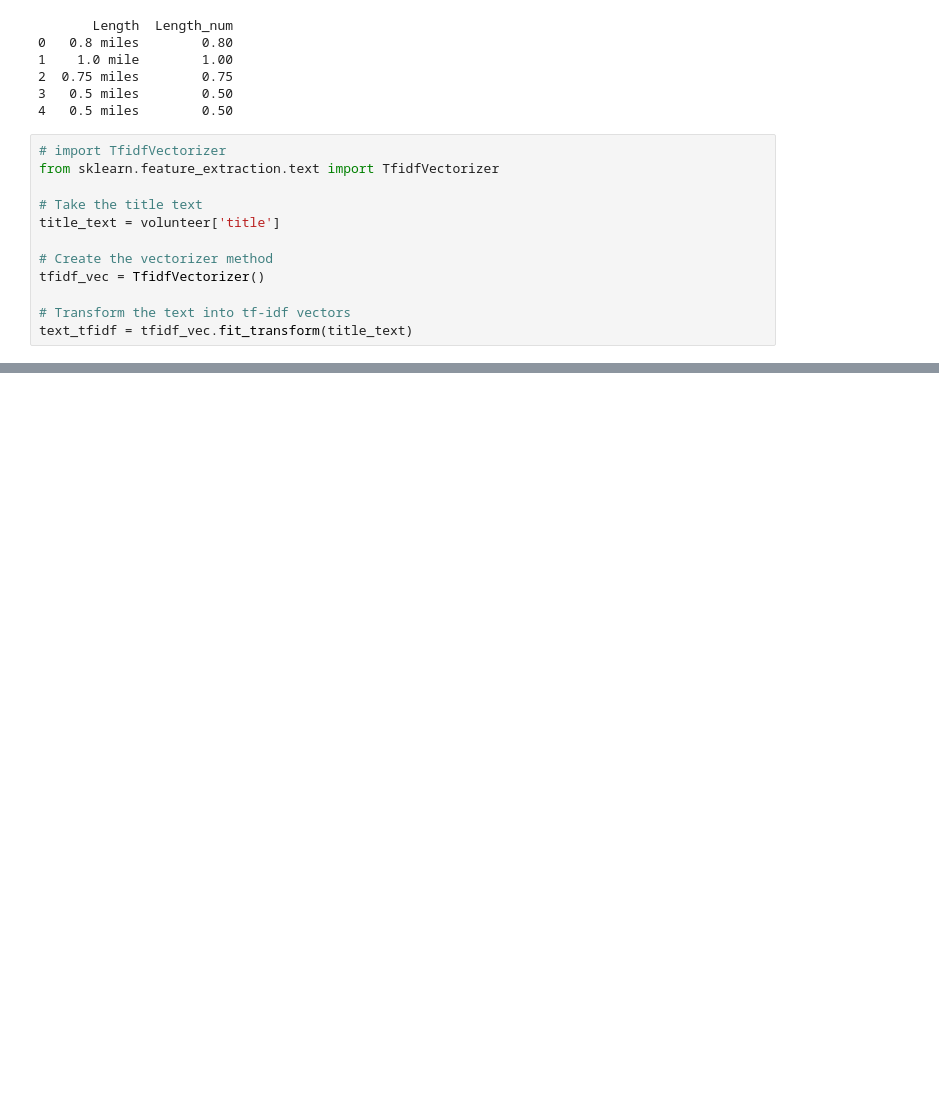
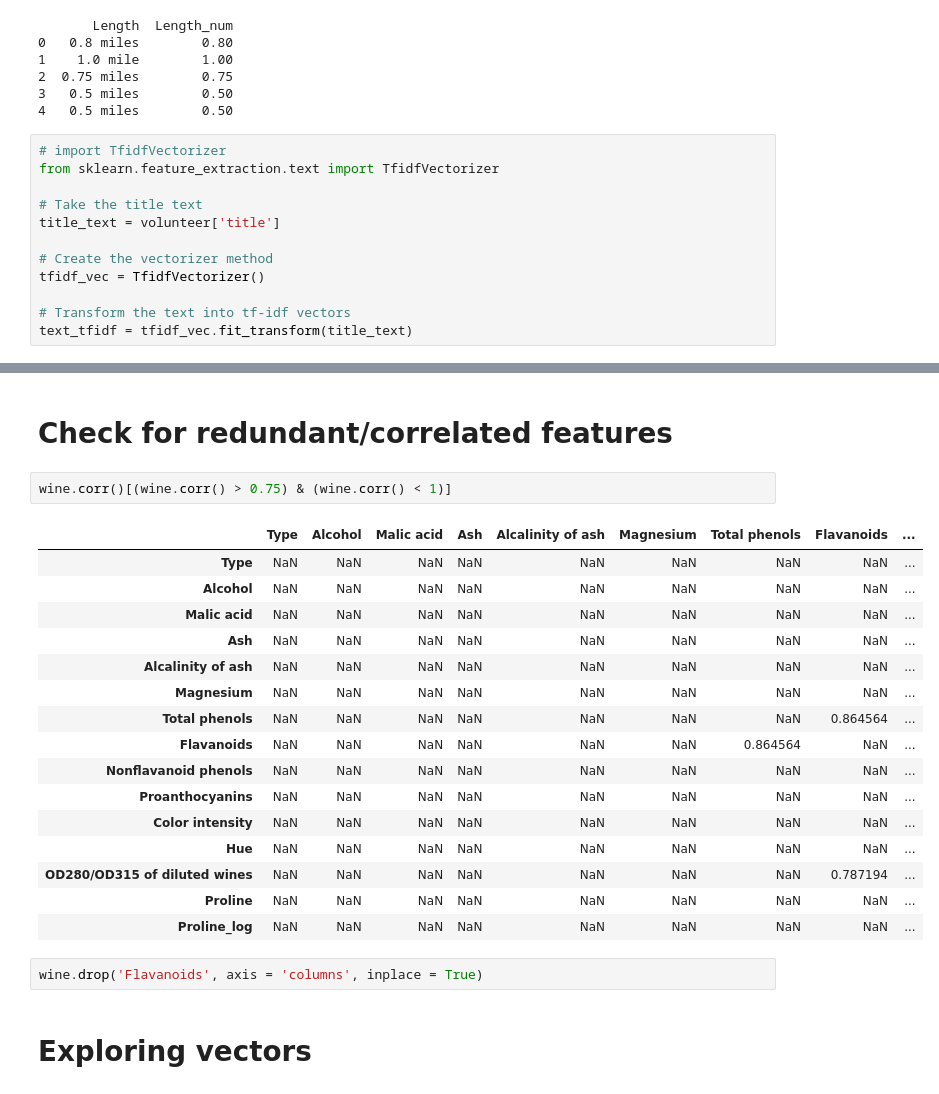
Before and after one commit to Felandim/DataCamp, a Jupyter notebook: Preprocessing/course.ipynb, the cells around one changed output, grey strips where cells are left out. Saved outputs shown, nothing was run; the diff lists cells and outputs as text; blank space fills up the shorter version.

```diff
--- a/Preprocessing/course.ipynb
+++ b/Preprocessing/course.ipynb
@@ -274,0 +292,25 @@ text_tfidf = tfidf_vec.fit_transform(title_text)
+# %% [markdown]
+# Check for redundant/correlated features
+# %%
+wine.corr()[(wine.corr() > 0.75) & (wine.corr() < 1)]
+# %% [output]
+|  | Type | Alcohol | Malic acid | Ash | Alcalinity of ash | Magnesium | Total phenols | Flavanoids | ... |
+| Type | NaN | NaN | NaN | NaN | NaN | NaN | NaN | NaN | ... |
+| Alcohol | NaN | NaN | NaN | NaN | NaN | NaN | NaN | NaN | ... |
+| Malic acid | NaN | NaN | NaN | NaN | NaN | NaN | NaN | NaN | ... |
+| Ash | NaN | NaN | NaN | NaN | NaN | NaN | NaN | NaN | ... |
+| Alcalinity of ash | NaN | NaN | NaN | NaN | NaN | NaN | NaN | NaN | ... |
+| Magnesium | NaN | NaN | NaN | NaN | NaN | NaN | NaN | NaN | ... |
+| Total phenols | NaN | NaN | NaN | NaN | NaN | NaN | NaN | 0.864564 | ... |
+| Flavanoids | NaN | NaN | NaN | NaN | NaN | NaN | 0.864564 | NaN | ... |
+| Nonflavanoid phenols | NaN | NaN | NaN | NaN | NaN | NaN | NaN | NaN | ... |
+| Proanthocyanins | NaN | NaN | NaN | NaN | NaN | NaN | NaN | NaN | ... |
+| Color intensity | NaN | NaN | NaN | NaN | NaN | NaN | NaN | NaN | ... |
+| Hue | NaN | NaN | NaN | NaN | NaN | NaN | NaN | NaN | ... |
+| OD280/OD315 of diluted wines | NaN | NaN | NaN | NaN | NaN | NaN | NaN | 0.787194 | ... |
+| Proline | NaN | NaN | NaN | NaN | NaN | NaN | NaN | NaN | ... |
+| Proline_log | NaN | NaN | NaN | NaN | NaN | NaN | NaN | NaN | ... |
+# %%
+wine.drop('Flavanoids', axis = 'columns', inplace = True)
+# %% [markdown]
+# Exploring vectors
```
Also changed, not shown: parts of 7 cells of this notebook, 1 other file.
